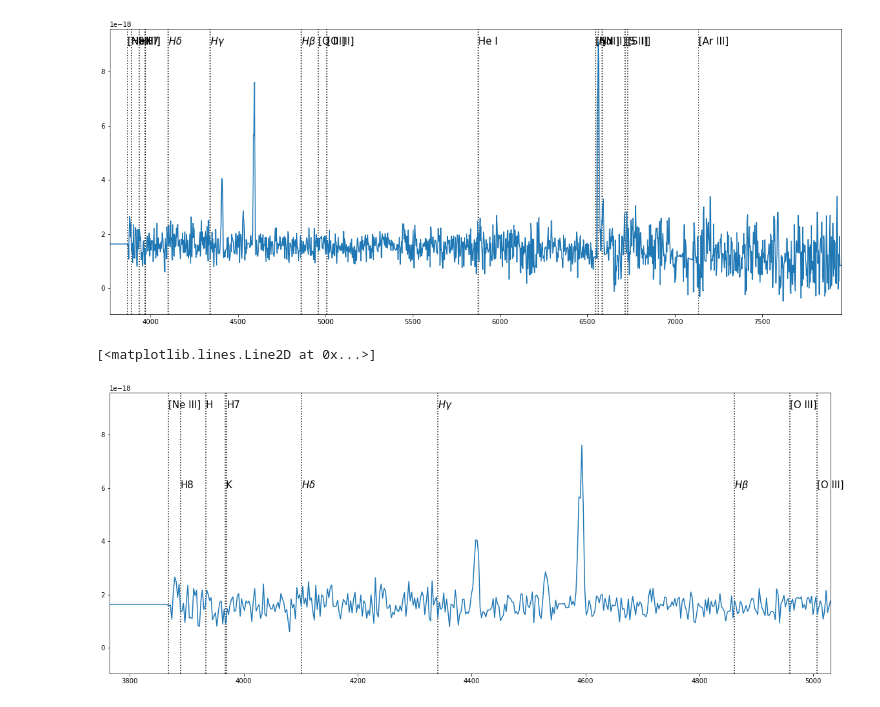
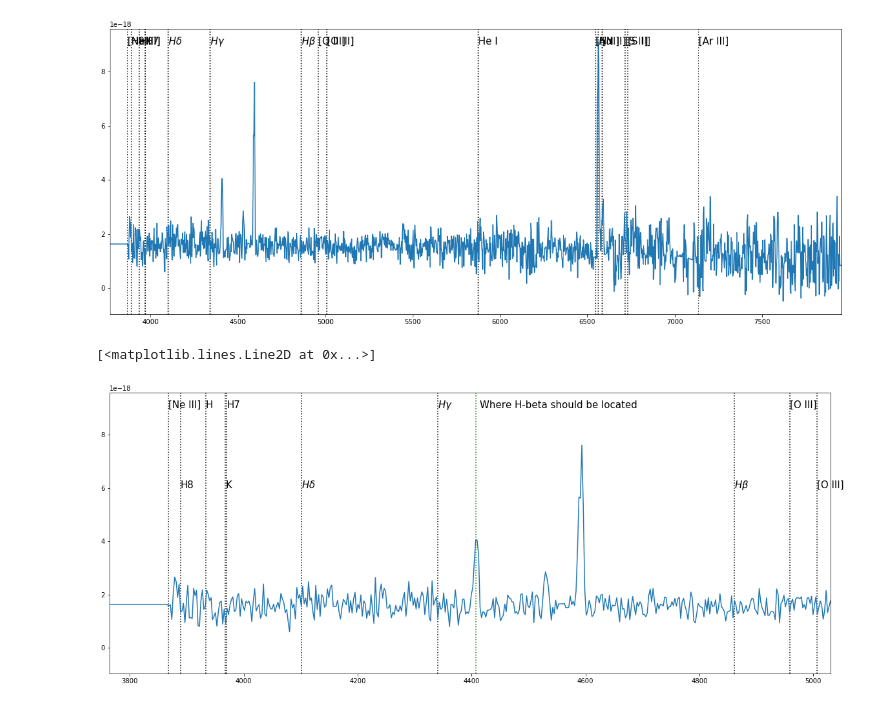
Before and after one commit to Spencer-Long/Spectroscopy-, a Jupyter notebook: Redshift_Star_Galaxy.ipynb, the cells around one changed output. Saved outputs shown, nothing was run; the diff lists cells and outputs as text; code cells hidden in the pictures.

```diff
--- a/Redshift_Star_Galaxy.ipynb
+++ b/Redshift_Star_Galaxy.ipynb
@@ -141,7 +147,7 @@ identified_lines = [
                    ]
 
 # Rest wavelengths for dataframe and calculations obtained from research paper for the Orion nebula
-rwl = [3726.03,4861.33,4958.91,6562.82,6583.41,6716.47,6730.85]
+rwl = [3726.03,4861.33,5006.84,6562.82,6583.41,6716.47,6730.85]
 
 # Central wavelength that was calculated using Pyraf's splot feature with a gaussian fit for each line
 cwl = [6149.49, 6271.97, 6333.43, 8303.05, 8316.01, 8323.6, 8332.26]
@@ -176,0 +214,29 @@ The mean redshift is: 0.3176165106630849
+# %%
+# Identified lines for the columns of our dataframe
+identified_lines = [
+                    r'$H\beta$',
+                    '[OIII]',
+                    '[OIII]',
+                    r'$H\alpha$',
+                    '[NII]',
+                   ]
+
+# Rest wavelengths for dataframe and calculations obtained from research paper for the Orion nebula
+rwl = [4861.33, 4958.91, 5006.84, 6562.82, 6583.41]
+
+# Central wavelength that was calculated using Pyraf's splot feature with a gaussian fit for each line
+cwl = [6149.48, 6272.03, 6333.42, 8303.38, 8330.68]
+
+# Equivalent width that was calculated using Pyraf's splot feature with a gaussian fit for each line
+eqw = [ -26.45, -17.2, -41.85, -74.56, -16.5]
+
+# Redshift values for identified lines
+redshift_z = []
+
+for i in range(0,len(rwl)):
+    z = doppler_shift(rwl[i],cwl[i])
+    redshift_z.append(z)
+
+# Creating a dataframe to place all of our calculated data for each individual Balmer line.
+df = pd.DataFrame(data=[rwl,cwl,eqw,redshift_z], index=indexx, columns=identified_lines)
+df
@@ -214,7 +300,11 @@ True
 # %%
 # Lines that are commanly be identifiable in a star forming type of galaxy
 wave = [3868,3889,3933,3968,3970,4101,4340.5,4861,4958.8,5006.8,5875.6,6548,6562.8,6583.4,6716.5,6730,7135]
-symbol = ['[Ne III]','H8','H','K','H7',r'$H\delta$',r'$H\gamma$',r'$H\beta$','[O III]','[O III]','He I','[N II]',r'$H\alpha$','[N II]','[S II]','[S II]','[Ar III]']
+
+symbol = [
+          '[Ne III]','H8','H','K','H7',r'$H\delta$',r'$H\gamma$',r'$H\beta$','[O III]',
+          '[O III]','He I','[N II]',r'$H\alpha$','[N II]','[S II]','[S II]','[Ar III]'
+         ]
 
 # Plottling lines with annotations
 plt.figure(figsize=(20,8))
@@ -232,26 +322,29 @@ plt.show()
 # %%
 # lets take a closer look to see some of the lines more clearer... As we can see H-beta is nowhere close to where it should line up nor are the other lines
 
 wave = [3868,3889,3933,3968,3970,4101,4340.5,4861,4958.8,5006.8]
 wave_string = ['3868','3889','3933','3968','3970','4101','4340.5','4861','4958.8','5006.8']
 symbol = ['[Ne III]','H8','H','K','H7',r'$H\delta$',r'$H\gamma$',r'$H\beta$','[O III]','[O III]']
 
 plt.figure(figsize=(20,8))
 
 for i in range(len(symbol)):
 
     #plt.axvline(x = wave[i], color = 'k', ls=':')
     #plt.annotate(symbol[i], xy=(wave[i],9e-18), xytext=(wave[i],9e-18), fontsize=15)
 
     if i in range(0,len(symbol),2):
         plt.axvline(x = wave[i], color = 'k', ls=':')
         plt.annotate(symbol[i], xy=(wave[i],9e-18), xytext=(wave[i],9e-18), fontsize=15)
     if i % 2 != 0:
         plt.axvline(x = wave[i], color = 'k', ls=':')
         plt.annotate(symbol[i], xy=(wave[i],6e-18), xytext=(wave[i],6e-18), fontsize=15)
 
+plt.axvline(x = 4408, color = 'green', ls=':')
+plt.annotate('Where H-beta should be located', xy=(4400,9e-18), xytext=(4415,9e-18), fontsize=15)
+
 plt.xlim(3764,5030)
 plt.plot(x,data)
 # %% [output]
 [<matplotlib.lines.Line2D at 0x...>]
-[figure, old version]
+[figure, new version]
```
Also changed, not shown: parts of 14 cells of this notebook.
